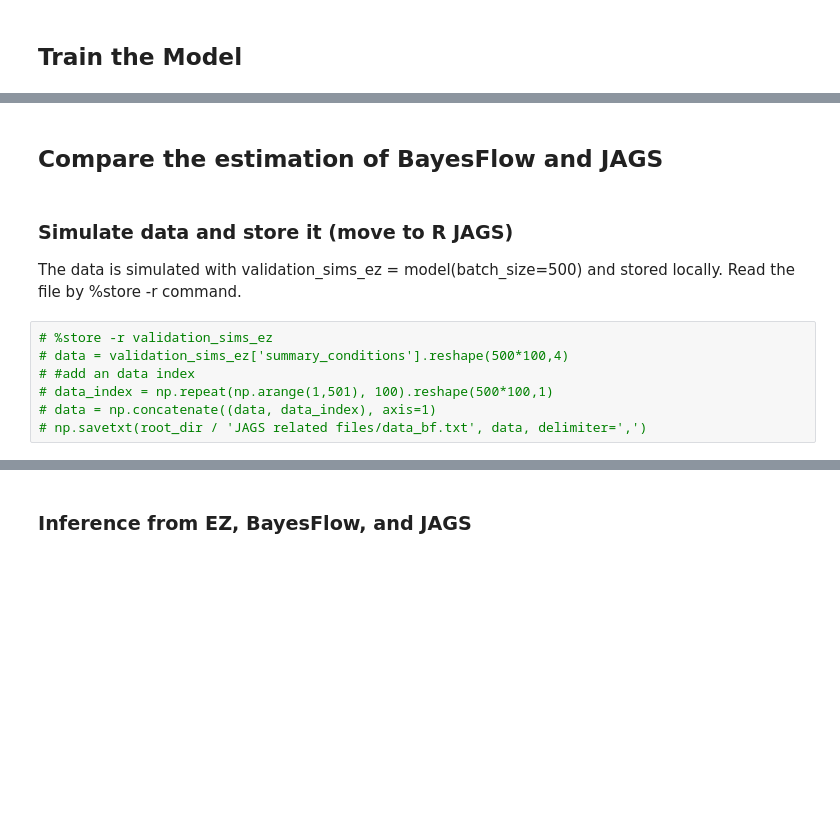
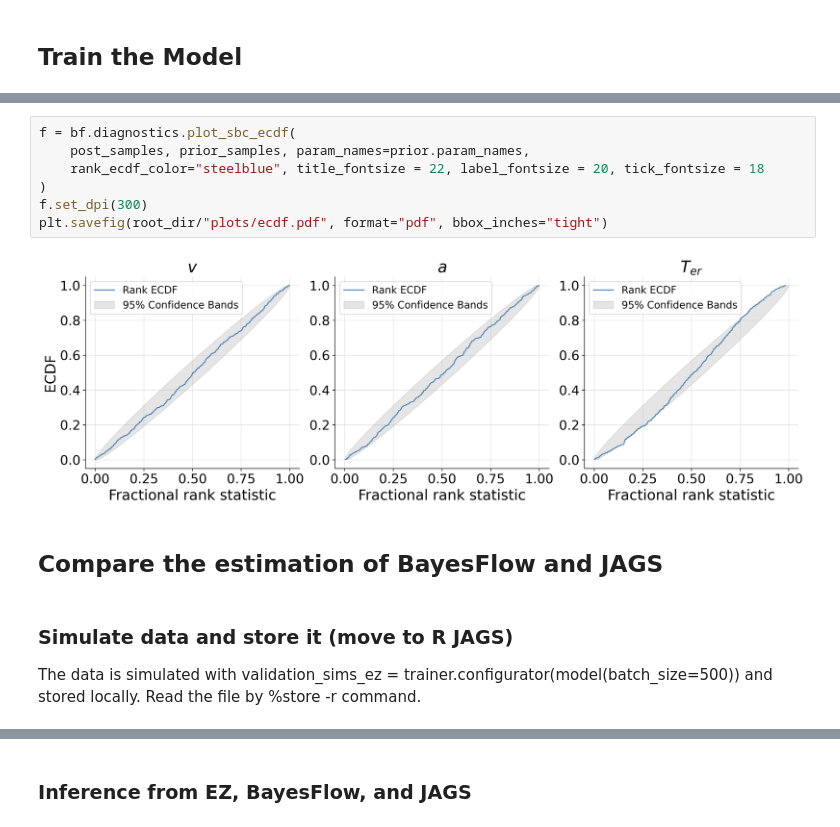
Before and after one commit to yufeiwu1011/Robust-Amortized-Bayesian-Inference, a Jupyter notebook: 1 parameter recovery study/notebook/parameter recovery study.ipynb, the cells around one changed output, grey strips where cells are left out. Saved outputs shown, nothing was run; the diff lists cells and outputs as text; blank space fills up the shorter version.

```diff
--- a/1 parameter recovery study/notebook/parameter recovery study.ipynb
+++ b/1 parameter recovery study/notebook/parameter recovery study.ipynb
@@ -210,13 +241,15 @@ _________________________________________________________________
+# %%
+f = bf.diagnostics.plot_sbc_ecdf(
+    post_samples, prior_samples, param_names=prior.param_names,
+    rank_ecdf_color="steelblue", title_fontsize = 22, label_fontsize = 20, tick_fontsize = 18
+)
+f.set_dpi(300)
+plt.savefig(root_dir/"plots/ecdf.pdf", format="pdf", bbox_inches="tight")
+# %% [output]
+[figure, added]
 # %% [markdown]
 ## Compare the estimation of BayesFlow and JAGS
 # %% [markdown]
 ### Simulate data and store it (move to R JAGS)
 
-The data is simulated with validation_sims_ez =  model(batch_size=500) and stored locally. Read the file by %store -r command.
+The data is simulated with validation_sims_ez =  trainer.configurator(model(batch_size=500)) and stored locally. Read the file by %store -r command.
-# %%
-# %store -r validation_sims_ez
-# data = validation_sims_ez['summary_conditions'].reshape(500*100,4)
-# #add an data index
-# data_index = np.repeat(np.arange(1,501), 100).reshape(500*100,1)
-# data = np.concatenate((data, data_index), axis=1)
-# np.savetxt(root_dir / 'JAGS related files/data_bf.txt', data, delimiter=',')
```
Also changed, not shown: parts of 19 cells of this notebook, 3 other files.
